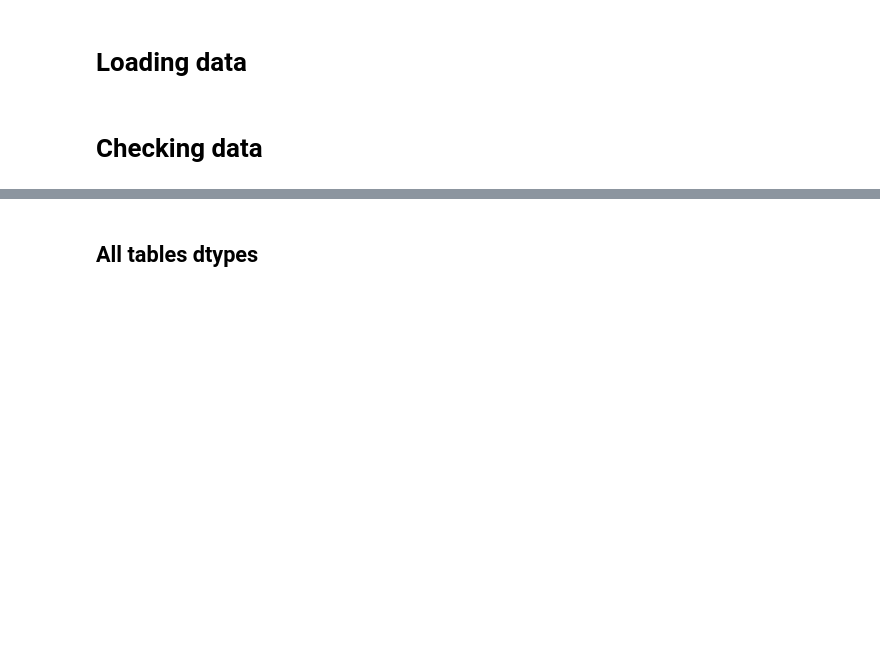
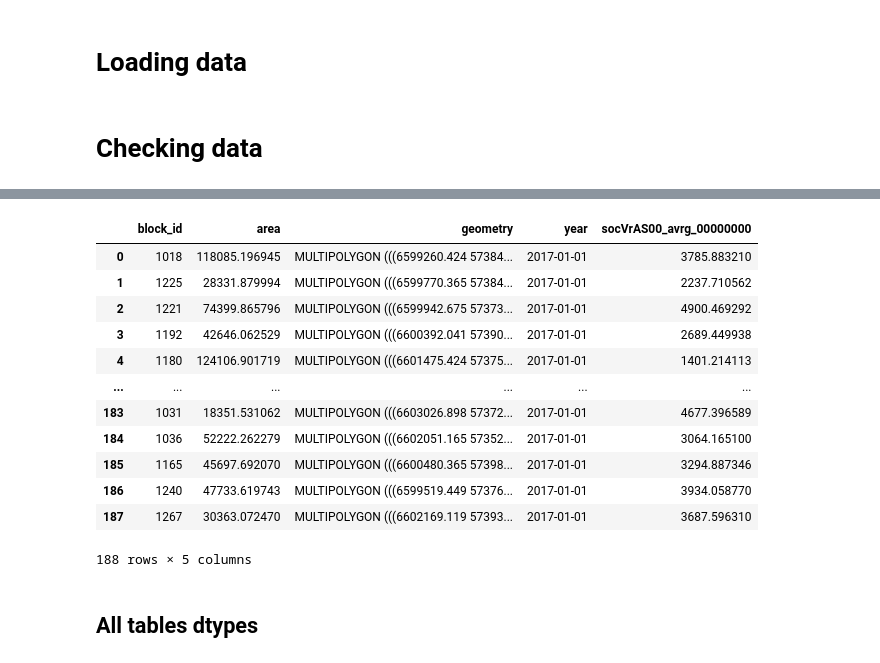
Before and after one commit to Andrew10MAIN/urban_regeneration_platform, a Jupyter notebook: experiments/notebooks/test_db_connection.ipynb, the cells around one changed output, grey strips where cells are left out. Drawn from its saved outputs; the diff is of its cells as text; code cells hidden in the pictures; blank space fills up the shorter version.

```diff
--- a/experiments/notebooks/test_db_connection.ipynb
+++ b/experiments/notebooks/test_db_connection.ipynb
@@ -557,0 +562,7 @@ for name in results_list:
+# %%
+temp_df = mined_variables[
+    (mined_variables['var_id'] == 'socVrAS00_avrg_00000000')
+    &(mined_variables['year'] == pd.Timestamp('2017-01-01'))
+    ].reset_index(drop=True).copy().rename(columns = {'value': 'socVrAS00_avrg_00000000'}).drop(columns = ['var_id'])
+temp_gdf_to_vis = urban_blocks.merge(temp_df, on = ['block_id'], how = 'right')
+show_gdf_folium(temp_gdf_to_vis.drop(columns = ['year']), fields=['block_id', 'socVrAS00_avrg_00000000'], zoom_start=13)
@@ -558,3 +571,19 @@ for name in results_list:
+# %%
+urban_blocks.merge(temp_df, on = ['block_id'], how = 'right')
+# %% [output]
+|  | block_id | area | geometry | year | socVrAS00_avrg_00000000 |
+| 0 | 1018 | 118085.196945 | MULTIPOLYGON (((6599260.424 57384... | 2017-01-01 | 3785.883210 |
+| 1 | 1225 | 28331.879994 | MULTIPOLYGON (((6599770.365 57384... | 2017-01-01 | 2237.710562 |
+| 2 | 1221 | 74399.865796 | MULTIPOLYGON (((6599942.675 57373... | 2017-01-01 | 4900.469292 |
+| 3 | 1192 | 42646.062529 | MULTIPOLYGON (((6600392.041 57390... | 2017-01-01 | 2689.449938 |
+| 4 | 1180 | 124106.901719 | MULTIPOLYGON (((6601475.424 57375... | 2017-01-01 | 1401.214113 |
+| ... | ... | ... | ... | ... | ... |
+| 183 | 1031 | 18351.531062 | MULTIPOLYGON (((6603026.898 57372... | 2017-01-01 | 4677.396589 |
+| 184 | 1036 | 52222.262279 | MULTIPOLYGON (((6602051.165 57352... | 2017-01-01 | 3064.165100 |
+| 185 | 1165 | 45697.692070 | MULTIPOLYGON (((6600480.365 57398... | 2017-01-01 | 3294.887346 |
+| 186 | 1240 | 47733.619743 | MULTIPOLYGON (((6599519.449 57376... | 2017-01-01 | 3934.058770 |
+| 187 | 1267 | 30363.072470 | MULTIPOLYGON (((6602169.119 57393... | 2017-01-01 | 3687.596310 |
+188 rows × 5 columns
 # %% [markdown]
 ## All tables dtypes
 # %%
```
Also changed, not shown: parts of 7 cells of this notebook, 16 other files.
